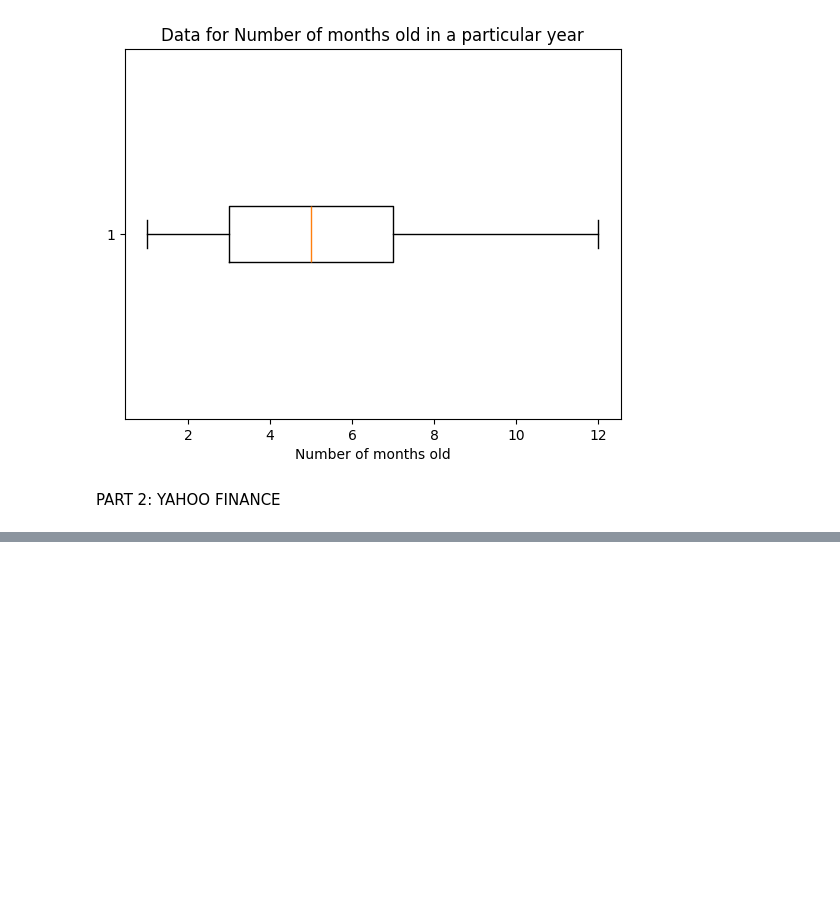
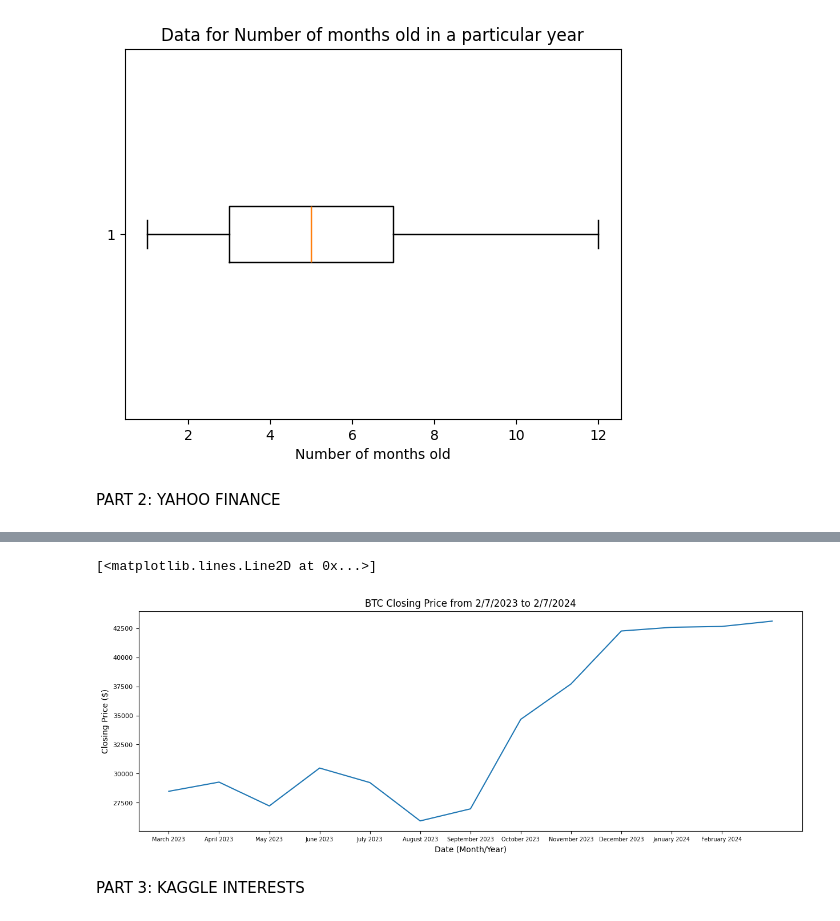
Before and after one commit to rpat9/ProbabilityAndStatistics, a Jupyter notebook: Project1.ipynb, the cells around one changed output, grey strips where cells are left out. Drawn from its saved outputs; the diff is of its cells as text; code cells hidden in the pictures; blank space fills up the shorter version.

```diff
--- a/Project1.ipynb
+++ b/Project1.ipynb
@@ -55,0 +58,3 @@ PART 2: YAHOO FINANCE
+# %%
+#Make a data frame from the csv file downloaded
+df2 = pd.read_csv('BTC-USD.csv', index_col=None, encoding='utf-8')
@@ -55,0 +70,22 @@ PART 2: YAHOO FINANCE
+# %%
+#Setting up the x-axis and y-axis
+xAxis = df2.Date
+yAxis = df2.Close
+# %%
+#Setting up the labels, ticks, title, and size of the graph
+f = plt.figure()
+f.set_figwidth(15)
+f.set_figheight(5)
+
+plt.xlabel('Date (Month/Year)')
+plt.ylabel('Closing Price ($)')
+plt.title('BTC Closing Price from 2/7/2023 to 2/7/2024')
+plt.xticks([0, 1, 2, 3, 4, 5, 6, 7, 8, 9, 10, 11], ('March 2023', 'April 2023', 'May 2023', 'June 2023', 'July 2023', 'August 2023', 'September 2023', 'October 2023', 'November 2023', 'December 2023', 'January 2024', 'February 2024'))
+plt.rc('xtick', labelsize=7)
+plt.rc('ytick', labelsize=8)
+plt.plot(xAxis, yAxis)
+# %% [output]
+[<matplotlib.lines.Line2D at 0x...>]
+[figure, added]
+# %% [markdown]
+PART 3: KAGGLE INTERESTS
```
Also changed, not shown: parts of 4 cells of this notebook, 1 other file.
